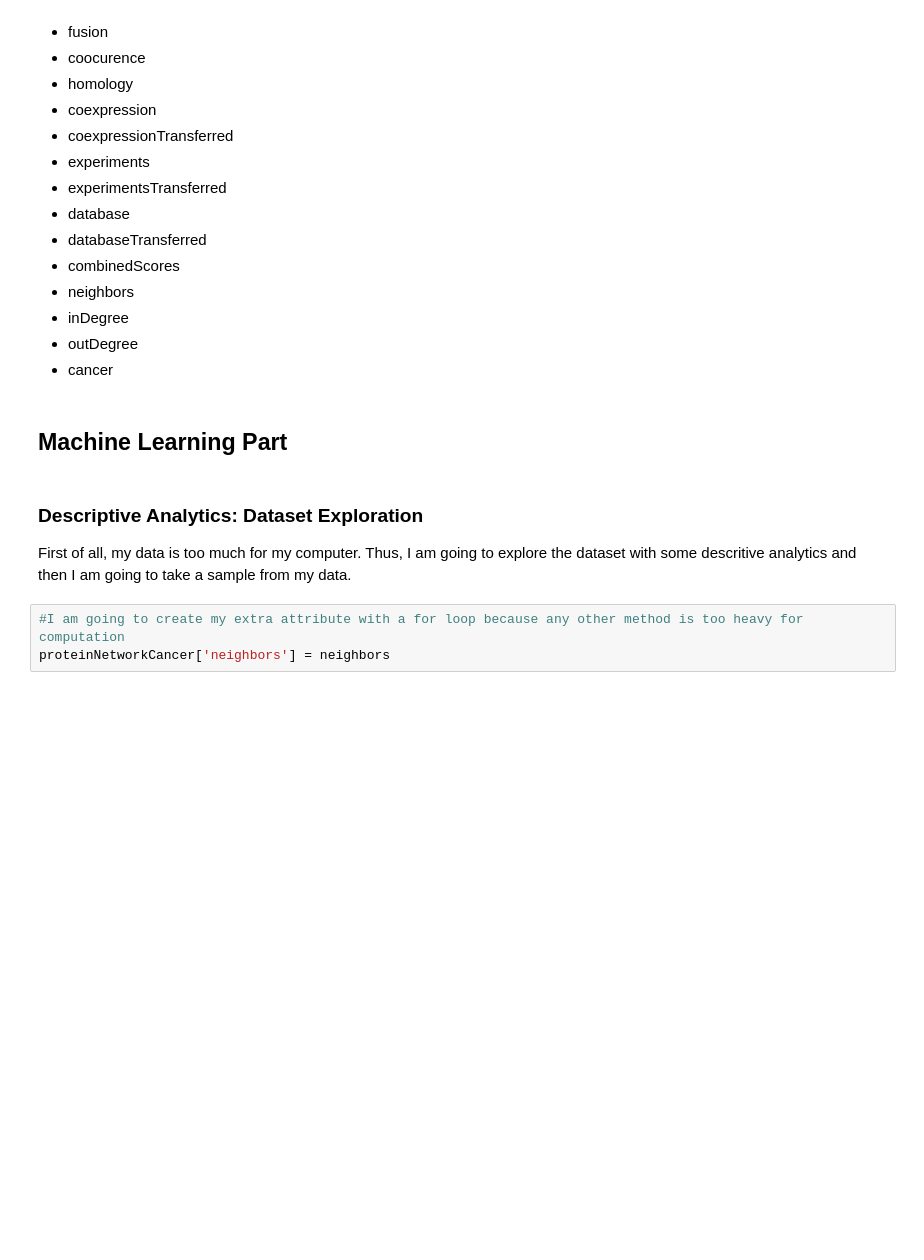
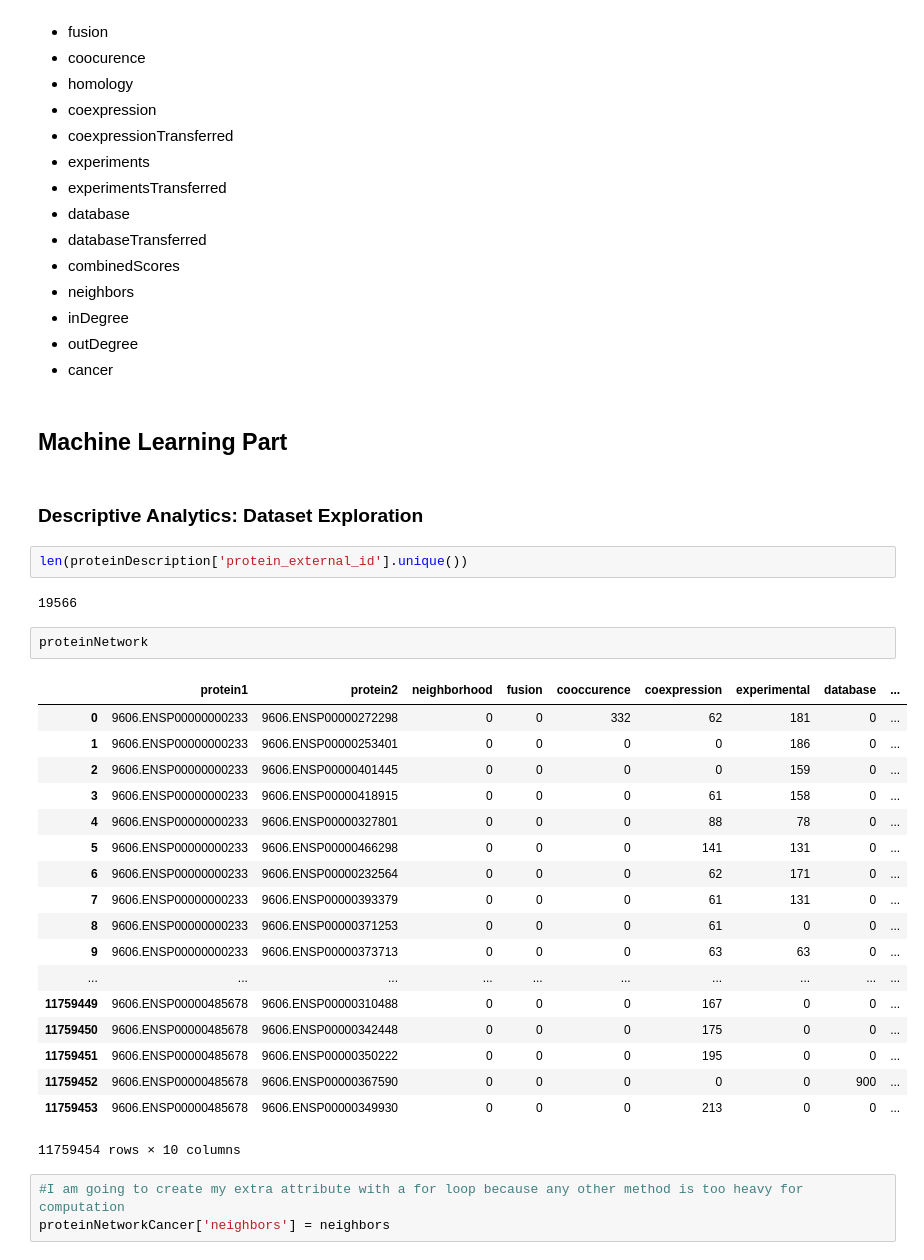
Before and after one commit to nonameforpirate2/DNA, a Jupyter notebook: NetworkAnalysis.ipynb, the cells around one changed output. Drawn from its saved outputs; the diff is of its cells as text; blank space fills up the shorter version.

```diff
--- a/NetworkAnalysis.ipynb
+++ b/NetworkAnalysis.ipynb
@@ -794,10 +814,33 @@ After writing manually columns the machineLearningReady.csv. Has the columns in
 - cancer
 # %% [markdown]
 ## Machine Learning Part
-# %% [markdown]
-### Descriptive Analytics: Dataset Exploration
-
-First of all, my data is too much for my computer. Thus, I am going to explore the dataset with some descritive analytics and then I am going to take a sample from my data.
+# %% [markdown]
+### Descriptive Analytics: Dataset Exploration
+# %%
+len(proteinDescription['protein_external_id'].unique())
+# %% [output]
+19566
+# %%
+proteinNetwork
+# %% [output]
+|  | protein1 | protein2 | neighborhood | fusion | cooccurence | coexpression | experimental | database | ... |
+| 0 | 9606.ENSP00000000233 | 9606.ENSP00000272298 | 0 | 0 | 332 | 62 | 181 | 0 | ... |
+| 1 | 9606.ENSP00000000233 | 9606.ENSP00000253401 | 0 | 0 | 0 | 0 | 186 | 0 | ... |
+| 2 | 9606.ENSP00000000233 | 9606.ENSP00000401445 | 0 | 0 | 0 | 0 | 159 | 0 | ... |
+| 3 | 9606.ENSP00000000233 | 9606.ENSP00000418915 | 0 | 0 | 0 | 61 | 158 | 0 | ... |
+| 4 | 9606.ENSP00000000233 | 9606.ENSP00000327801 | 0 | 0 | 0 | 88 | 78 | 0 | ... |
+| 5 | 9606.ENSP00000000233 | 9606.ENSP00000466298 | 0 | 0 | 0 | 141 | 131 | 0 | ... |
+| 6 | 9606.ENSP00000000233 | 9606.ENSP00000232564 | 0 | 0 | 0 | 62 | 171 | 0 | ... |
+| 7 | 9606.ENSP00000000233 | 9606.ENSP00000393379 | 0 | 0 | 0 | 61 | 131 | 0 | ... |
+| 8 | 9606.ENSP00000000233 | 9606.ENSP00000371253 | 0 | 0 | 0 | 61 | 0 | 0 | ... |
+| 9 | 9606.ENSP00000000233 | 9606.ENSP00000373713 | 0 | 0 | 0 | 63 | 63 | 0 | ... |
+| ... | ... | ... | ... | ... | ... | ... | ... | ... | ... |
+| 11759449 | 9606.ENSP00000485678 | 9606.ENSP00000310488 | 0 | 0 | 0 | 167 | 0 | 0 | ... |
+| 11759450 | 9606.ENSP00000485678 | 9606.ENSP00000342448 | 0 | 0 | 0 | 175 | 0 | 0 | ... |
+| 11759451 | 9606.ENSP00000485678 | 9606.ENSP00000350222 | 0 | 0 | 0 | 195 | 0 | 0 | ... |
+| 11759452 | 9606.ENSP00000485678 | 9606.ENSP00000367590 | 0 | 0 | 0 | 0 | 0 | 900 | ... |
+| 11759453 | 9606.ENSP00000485678 | 9606.ENSP00000349930 | 0 | 0 | 0 | 213 | 0 | 0 | ... |
+11759454 rows × 10 columns
 # %%
 #I am going to create my extra attribute with a for loop because any other method is too heavy for computation
 proteinNetworkCancer['neighbors'] = neighbors
```
Also changed, not shown: parts of 5 cells of this notebook, 1 other file.
